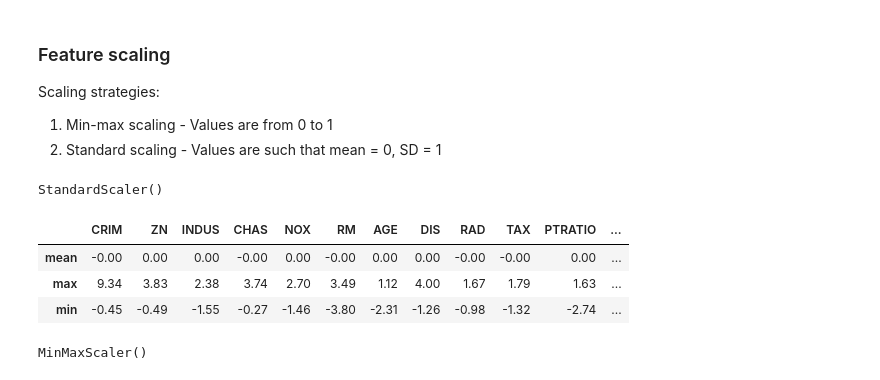
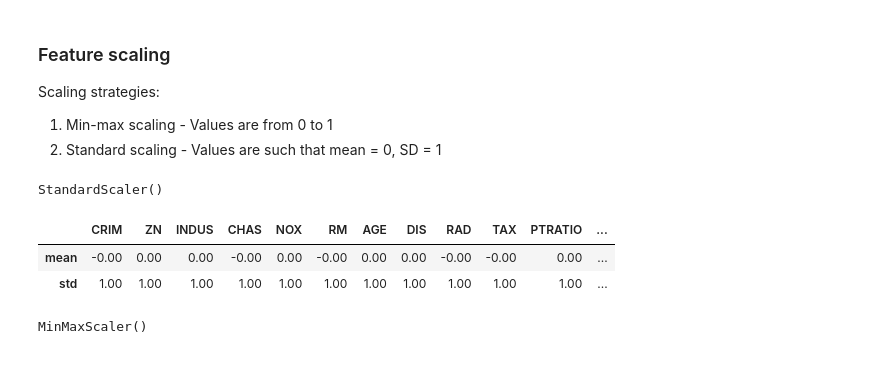
Before and after one commit to vidhatrihr/machine-learning-practices, a Jupyter notebook: boston-housing/boston-housing.ipynb, the cells around one changed output. Drawn from its saved outputs; the diff is of its cells as text; code cells hidden in the pictures.

```diff
--- a/boston-housing/boston_housing.ipynb
+++ b/boston-housing/boston-housing.ipynb
@@ -454,15 +454,14 @@ from sklearn.preprocessing import StandardScaler, MinMaxScaler
 # %%
 scalar = StandardScaler()
 scalar.fit(X_train)
 
-x_train_scaled = pd.DataFrame(scalar.transform(X_train), columns=X_train.columns)
-x_train_scaled.describe().loc[["mean", "max", "min"]]
+X_train_scaled = pd.DataFrame(scalar.transform(X_train), columns=X_train.columns)
+X_train_scaled.describe().loc[["mean", "std"]]
 # %% [output]
 StandardScaler()
 |  | CRIM | ZN | INDUS | CHAS | NOX | RM | AGE | DIS | RAD | TAX | PTRATIO | ... |
 | mean | -0.00 | 0.00 | 0.00 | -0.00 | 0.00 | -0.00 | 0.00 | 0.00 | -0.00 | -0.00 | 0.00 | ... |
-| max | 9.34 | 3.83 | 2.38 | 3.74 | 2.70 | 3.49 | 1.12 | 4.00 | 1.67 | 1.79 | 1.63 | ... |
-| min | -0.45 | -0.49 | -1.55 | -0.27 | -1.46 | -3.80 | -2.31 | -1.26 | -0.98 | -1.32 | -2.74 | ... |
+| std | 1.00 | 1.00 | 1.00 | 1.00 | 1.00 | 1.00 | 1.00 | 1.00 | 1.00 | 1.00 | 1.00 | ... |
 # %%
 scalar = MinMaxScaler()
 scalar.fit(X_train)
```
Also changed, not shown: parts of 8 cells of this notebook, 3 other files.
